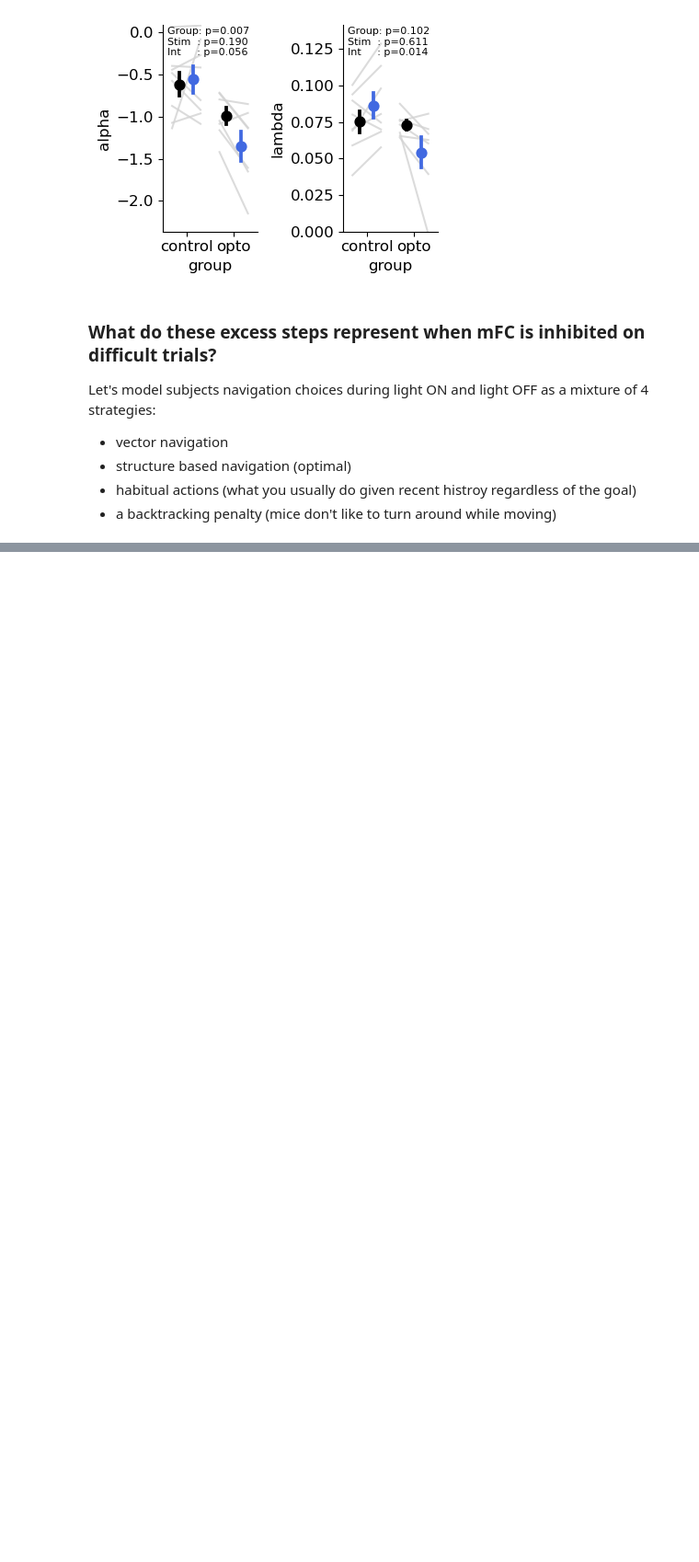
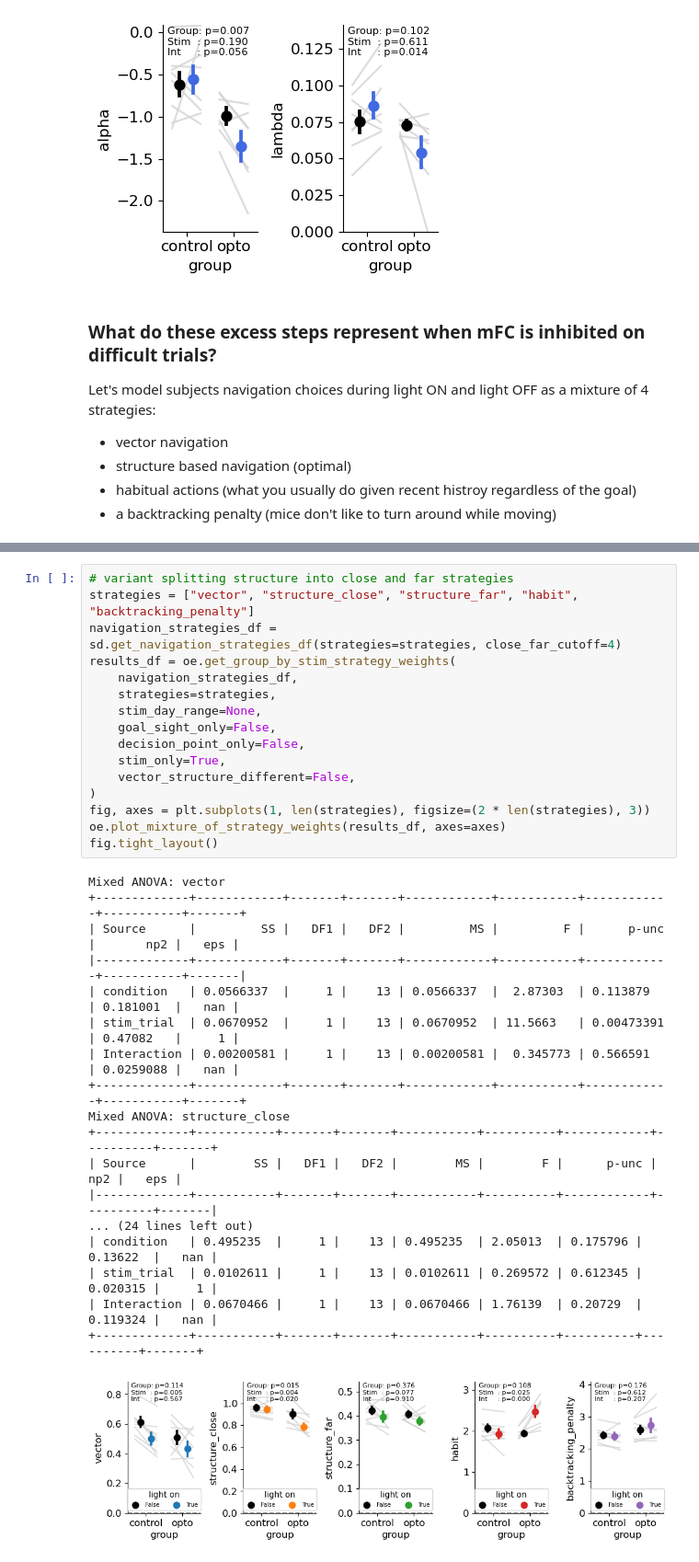
Before and after one commit to peterdoohan/goalNav_mFC-opto3, a Jupyter notebook: code/Notebooks/performance_metrics.ipynb, the cells around one changed output, grey strips where cells are left out. Shown at 92% size. Saved outputs shown, nothing was run; the diff lists cells and outputs as text; blank space fills up the shorter version.

```diff
--- a/code/Notebooks/performance_metrics.ipynb
+++ b/code/Notebooks/performance_metrics.ipynb
@@ -613,0 +659,35 @@ Mixed ANOVA: structure
+# %%
+# variant splitting structure into close and far strategies
+strategies = ["vector", "structure_close", "structure_far", "habit", "backtracking_penalty"]
+navigation_strategies_df = sd.get_navigation_strategies_df(strategies=strategies, close_far_cutoff=4)
+results_df = oe.get_group_by_stim_strategy_weights(
+    navigation_strategies_df,
+    strategies=strategies,
+    stim_day_range=None,
+    goal_sight_only=False,
+    decision_point_only=False,
+    stim_only=True,
+    vector_structure_different=False,
+)
+fig, axes = plt.subplots(1, len(strategies), figsize=(2 * len(strategies), 3))
+oe.plot_mixture_of_strategy_weights(results_df, axes=axes)
+fig.tight_layout()
+# %% [output]
+Mixed ANOVA: vector
++-------------+------------+-------+-------+------------+-----------+------------+-----------+-------+
+| Source      |         SS |   DF1 |   DF2 |         MS |         F |      p-unc |       np2 |   eps |
+|-------------+------------+-------+-------+------------+-----------+------------+-----------+-------|
+| condition   | 0.0566337  |     1 |    13 | 0.0566337  |  2.87303  | 0.113879   | 0.181001  |   nan |
+| stim_trial  | 0.0670952  |     1 |    13 | 0.0670952  | 11.5663   | 0.00473391 | 0.47082   |     1 |
+| Interaction | 0.00200581 |     1 |    13 | 0.00200581 |  0.345773 | 0.566591   | 0.0259088 |   nan |
++-------------+------------+-------+-------+------------+-----------+------------+-----------+-------+
+Mixed ANOVA: structure_close
++-------------+-----------+-------+-------+-----------+----------+------------+----------+-------+
+| Source      |        SS |   DF1 |   DF2 |        MS |        F |      p-unc |      np2 |   eps |
+|-------------+-----------+-------+-------+-----------+----------+------------+----------+-------|
+... (24 lines left out)
+| condition   | 0.495235  |     1 |    13 | 0.495235  | 2.05013  | 0.175796 | 0.13622  |   nan |
+| stim_trial  | 0.0102611 |     1 |    13 | 0.0102611 | 0.269572 | 0.612345 | 0.020315 |     1 |
+| Interaction | 0.0670466 |     1 |    13 | 0.0670466 | 1.76139  | 0.20729  | 0.119324 |   nan |
++-------------+-----------+-------+-------+-----------+----------+----------+----------+-------+
+[figure, added]
```
Also changed, not shown: parts of 7 cells of this notebook, 2 other files.
